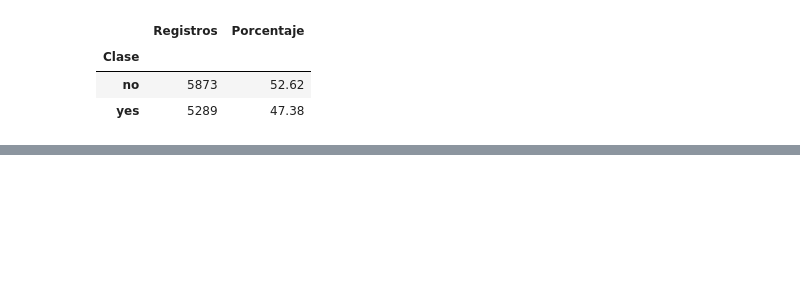
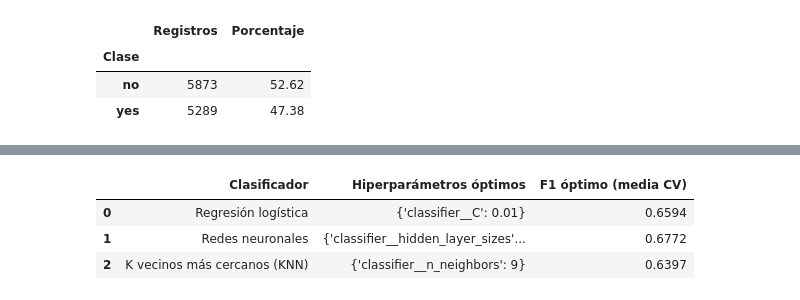
Before and after one commit to alex72hD/ComparacionDeClasificadores, a Jupyter notebook: notebooks/Clasificadores.ipynb, the cells around one changed output, grey strips where cells are left out. Drawn from its saved outputs; the diff is of its cells as text; code cells hidden in the pictures; blank space fills up the shorter version.

```diff
--- a/notebooks/Clasificadores.ipynb
+++ b/notebooks/Clasificadores.ipynb
@@ -218,0 +220,92 @@ Name: count, dtype: int64
+# %%
+import numpy as np
+import pandas as pd
+from IPython.display import display
+from sklearn.compose import ColumnTransformer, make_column_selector
+from sklearn.metrics import f1_score, make_scorer
+from sklearn.model_selection import GridSearchCV, StratifiedKFold
+from sklearn.neighbors import KNeighborsClassifier
+from sklearn.neural_network import MLPClassifier
+from sklearn.pipeline import Pipeline
+from sklearn.preprocessing import OneHotEncoder, StandardScaler
+from sklearn.linear_model import LogisticRegression
+
+preprocessor = ColumnTransformer(
+    transformers=[
+        ("numeric", StandardScaler(), make_column_selector(dtype_include=np.number)),
+        ("categorical", OneHotEncoder(handle_unknown="ignore"),
+         make_column_selector(dtype_exclude=np.number)),
+    ]
+)
+
+model_specs = {
+    "Regresión logística": (
+        LogisticRegression(max_iter=2000),
+        {"classifier__C": [0.01, 0.1, 1, 10, 100]},
+    ),
+    "Redes neuronales": (
+        MLPClassifier(
+            max_iter=300,
+            early_stopping=True,
+            n_iter_no_change=15,
+            random_state=42,
+        ),
+        {"classifier__hidden_layer_sizes": [(10,), (50,), (100,), (50, 50), (100, 100)]},
+    ),
+    "K vecinos más cercanos (KNN)": (
+        KNeighborsClassifier(),
+        {"classifier__n_neighbors": [1, 3, 5, 9, 15]},
+    ),
+}
+
+cv = StratifiedKFold(n_splits=5, shuffle=True, random_state=42)
+f1_yes = make_scorer(f1_score, pos_label=1)
+searches = {}
+cv_rows = []
+
+for model_name, (classifier, parameter_grid) in model_specs.items():
+    pipeline = Pipeline(
+        steps=[("preprocessor", preprocessor), ("classifier", classifier)]
+    )
+    search = GridSearchCV(
+        estimator=pipeline,
+        param_grid=parameter_grid,
+        scoring=f1_yes,
+        cv=cv,
+        n_jobs=-1,
+        refit=True,
+        return_train_score=True,
+    )
+    search.fit(X_train, y_train)
+    searches[model_name] = search
+
+    parameter_name = next(iter(parameter_grid))
+    for result_index, result in enumerate(search.cv_results_["params"]):
+        cv_rows.append(
+            {
+                "Clasificador": model_name,
+                "Hiperparámetro": parameter_name.split("__", maxsplit=1)[-1],
+                "Valor": result[parameter_name],
+                "F1 medio CV": search.cv_results_["mean_test_score"][result_index],
+                "Desv. estándar CV": search.cv_results_["std_test_score"][result_index],
+                "F1 medio entrenamiento CV": search.cv_results_["mean_train_score"][result_index],
+                "Rango": search.cv_results_["rank_test_score"][result_index],
+                "Óptimo elegido": result_index == search.best_index_,
+            }
+        )
+
+tabla_cv = pd.DataFrame(cv_rows)
+display(tabla_cv.round(4))
+
+tabla_optimos = pd.DataFrame(
+    [
+        {
+            "Clasificador": name,
+            "Hiperparámetros óptimos": search.best_params_,
+            "F1 óptimo (media CV)": search.best_score_,
+        }
+        for name, search in searches.items()
+    ]
+)
+display(tabla_optimos.round(4))
+# %% [output]
@@ -218,0 +328,4 @@ Name: count, dtype: int64
+|  | Clasificador | Hiperparámetros óptimos | F1 óptimo (media CV) |
+| 0 | Regresión logística | {'classifier__C': 0.01} | 0.6594 |
+| 1 | Redes neuronales | {'classifier__hidden_layer_sizes'... | 0.6772 |
+| 2 | K vecinos más cercanos (KNN) | {'classifier__n_neighbors': 9} | 0.6397 |
```
Also changed, not shown: parts of 34 cells of this notebook, 2 other files.
